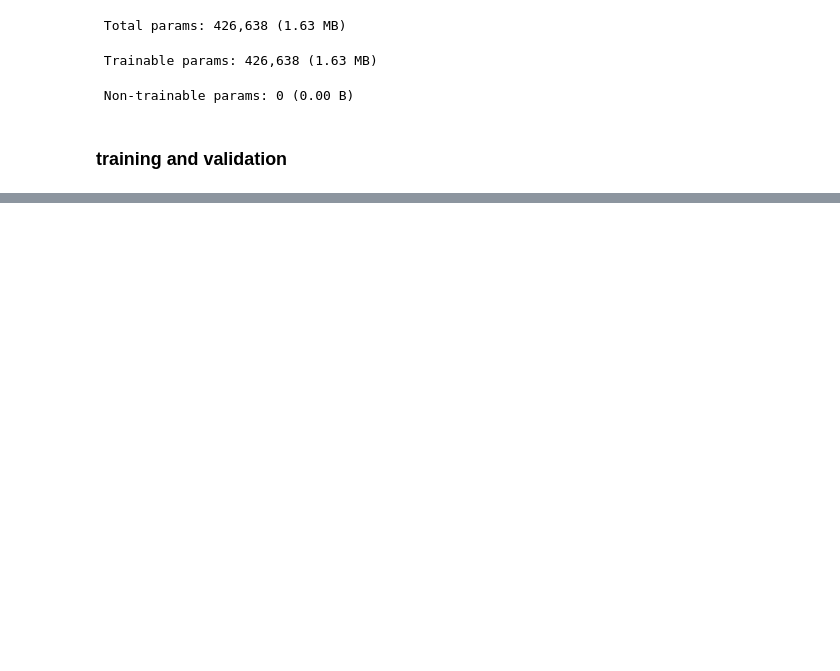
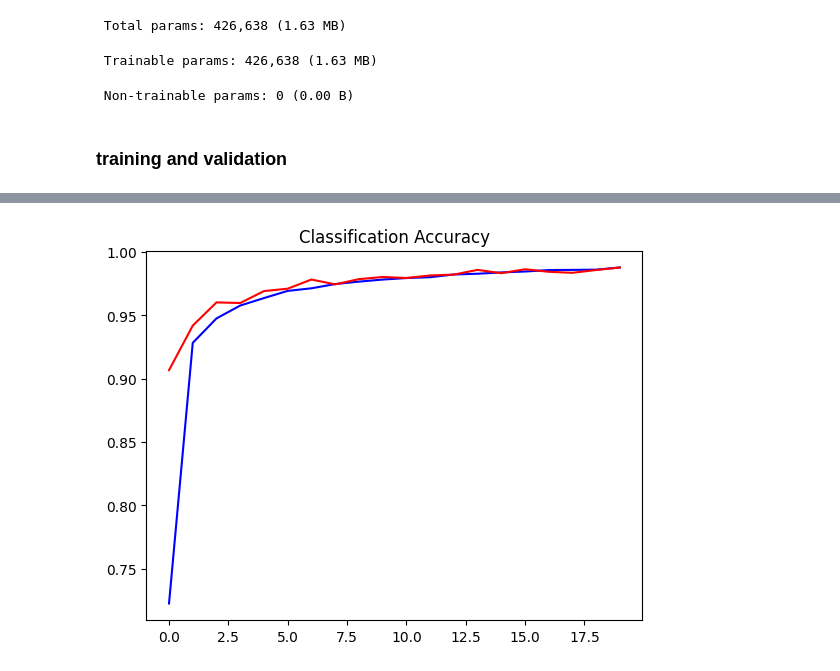
Before and after one commit to CleverFox29/ObjectDetection, a Jupyter notebook: detector.ipynb, the cells around one changed output, grey strips where cells are left out. Saved outputs shown, nothing was run; the diff lists cells and outputs as text; code cells hidden in the pictures; blank space fills up the shorter version.

```diff
--- a/detector.ipynb
+++ b/detector.ipynb
@@ -350,0 +382,4 @@ Epoch 5/20
+# %%
+plot_metrics("classification_accuracy", "Classification Accuracy")
+# %% [output]
+[figure, added]
```
Also changed, not shown: parts of 10 cells of this notebook.
